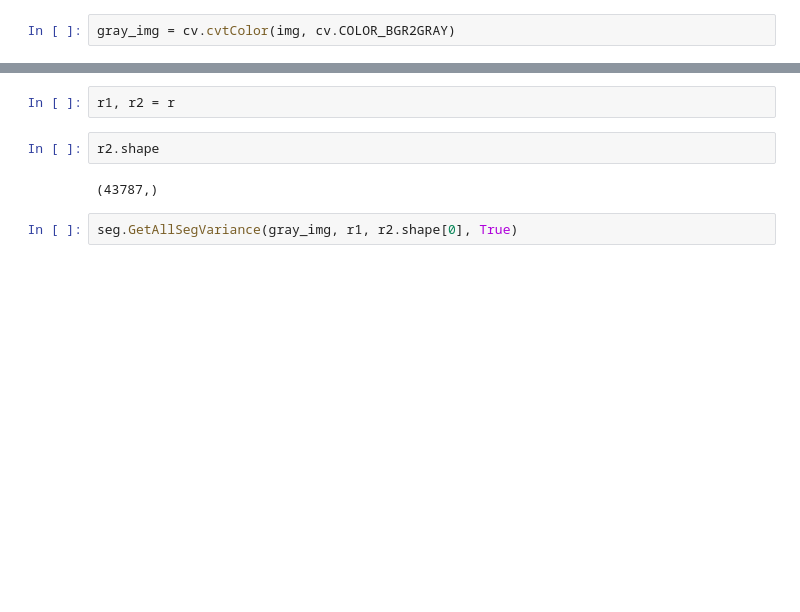
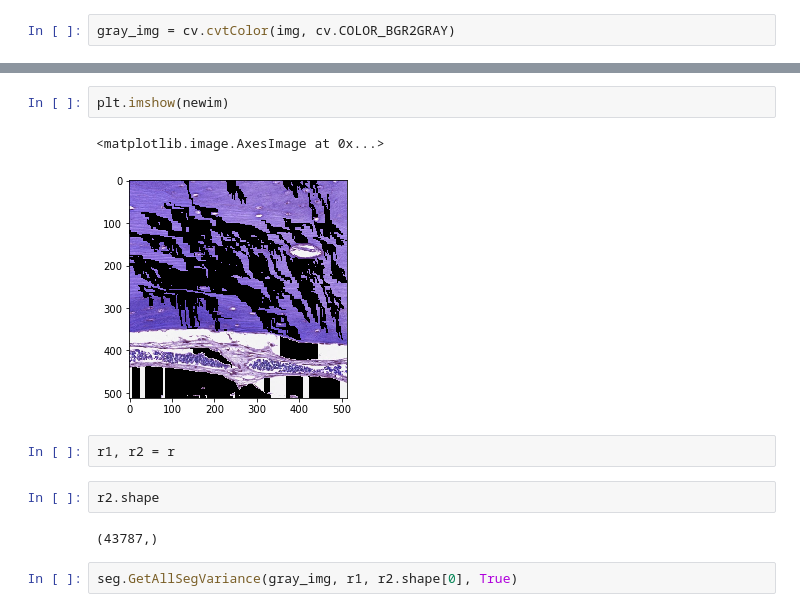
Before and after one commit to kzhitizg/Project_2, a Jupyter notebook: Region_Growing/Segmentation.ipynb, the cells around one changed output, grey strips where cells are left out. Cells and saved outputs as stored; diff of their text form; blank space fills up the shorter version.

```diff
--- a/Region_Growing/Segmentation.ipynb
+++ b/Region_Growing/Segmentation.ipynb
@@ -52,3 +64,8 @@ Time to segment =  0.8458514213562012
+# %%
+plt.imshow(newim)
+# %% [output]
+<matplotlib.image.AxesImage at 0x...>
+[figure, added]
 # %%
 r1, r2 = r
 # %%
```
Also changed, not shown: parts of 6 cells of this notebook, 6 other files.
